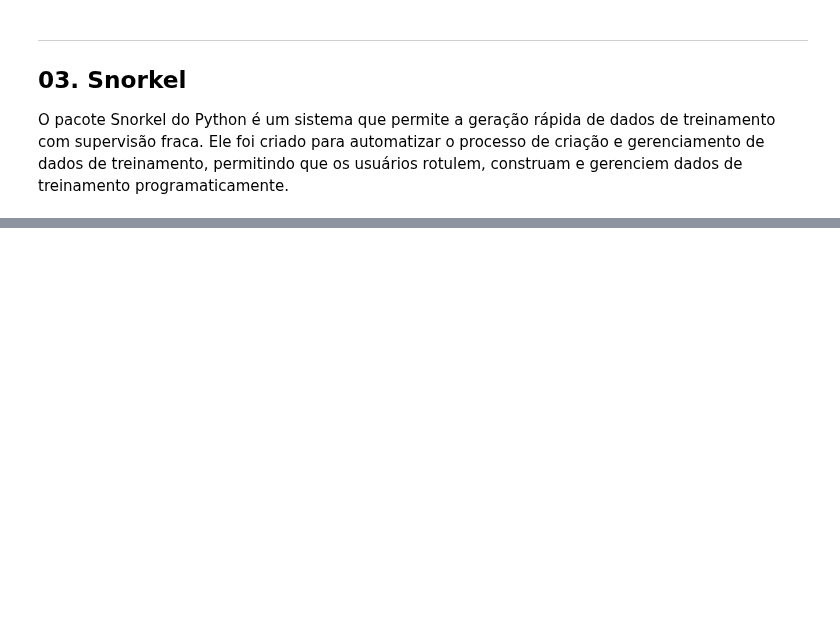
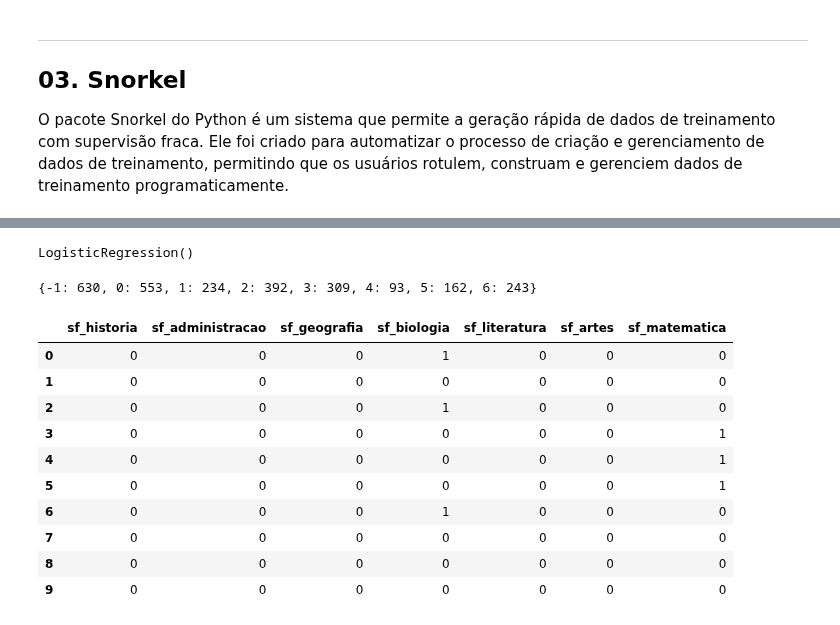
Before and after one commit to kevinsrq/data_augmentation, a Jupyter notebook: notebooks/snorkel.ipynb, the cells around one changed output, grey strips where cells are left out. Drawn from its saved outputs; the diff is of its cells as text; code cells hidden in the pictures; blank space fills up the shorter version.

Commit message:
Update on snorkel

```diff
--- a/notebooks/snorkel.ipynb
+++ b/notebooks/snorkel.ipynb
@@ -169,0 +375,8 @@ sinonimos_literatura = ["Escrita criativa", "Ficção", "Poesia", "Prosa", "Narr
+# %%
+from snorkel.augmentation import ApplyOnePolicy, PandasTFApplier, TFApplier
+
+tf_policy = ApplyOnePolicy(n_per_original=2, keep_original=True)
+tf_applier = PandasTFApplier([tf_synonym], tf_policy)
+# tf_applier = TFApplier([augment_text], tf_policy)
+
+x_train_augmented = tf_applier.apply(x_train)
@@ -169,0 +571,67 @@ sinonimos_literatura = ["Escrita criativa", "Ficção", "Poesia", "Prosa", "Narr
+# %%
+from snorkel.slicing import slicing_function, PandasSFApplier
+
+@slicing_function()
+def sf_historia(x):
+    return 1 if "histori" in x.alt_title.lower() else 0
+
+@slicing_function()
+def sf_administracao(x):
+    return 1 if "administra" in x.alt_title.lower() else 0
+
+@slicing_function()
+def sf_geografia(x):
+    return 1 if "geogra" in x.alt_title.lower() else 0
+
+@slicing_function()
+def sf_biologia(x):
+    return 1 if "biolo" in x.alt_title.lower() else 0
+
+@slicing_function()
+def sf_literatura(x):
+    return 1 if "litera" in x.alt_title.lower() else 0
+
+@slicing_function()
+def sf_artes(x):
+    return 1 if "arte" in x.alt_title.lower() else 0
+
+@slicing_function()
+def sf_matematica(x):
+    return 1 if "matem" in x.alt_title.lower() else 0
+
+
+sf_applier = PandasSFApplier([sf_historia, sf_administracao, sf_geografia,
+                              sf_biologia, sf_literatura, sf_artes, sf_matematica])
+slice_labels = sf_applier.apply(x_train_augmented)
+# %%
+from sklearn.feature_extraction.text import CountVectorizer
+from sklearn.linear_model import LogisticRegression
+
+train_text = x_train_augmented['alt_title'].tolist()
+X_train = CountVectorizer(ngram_range=(1, 2)).fit_transform(train_text)
+
+clf = LogisticRegression(solver="lbfgs")
+clf.fit(X=X_train, y=x_train_augmented.label.values)
+# %% [output]
+LogisticRegression()
+# %%
+import numpy as np
+
+unique, counts = np.unique(clf.predict(X_train), return_counts=True)
+dict(zip(unique, counts))
+# %% [output]
+{-1: 630, 0: 553, 1: 234, 2: 392, 3: 309, 4: 93, 5: 162, 6: 243}
+# %%
+pd.DataFrame(slice_labels).head(10)
+# %% [output]
+|  | sf_historia | sf_administracao | sf_geografia | sf_biologia | sf_literatura | sf_artes | sf_matematica |
+| 0 | 0 | 0 | 0 | 1 | 0 | 0 | 0 |
+| 1 | 0 | 0 | 0 | 0 | 0 | 0 | 0 |
+| 2 | 0 | 0 | 0 | 1 | 0 | 0 | 0 |
+| 3 | 0 | 0 | 0 | 0 | 0 | 0 | 1 |
+| 4 | 0 | 0 | 0 | 0 | 0 | 0 | 1 |
+| 5 | 0 | 0 | 0 | 0 | 0 | 0 | 1 |
+| 6 | 0 | 0 | 0 | 1 | 0 | 0 | 0 |
+| 7 | 0 | 0 | 0 | 0 | 0 | 0 | 0 |
+| 8 | 0 | 0 | 0 | 0 | 0 | 0 | 0 |
+| 9 | 0 | 0 | 0 | 0 | 0 | 0 | 0 |
```
Also changed, not shown: parts of 10 cells of this notebook, 1 other file.
